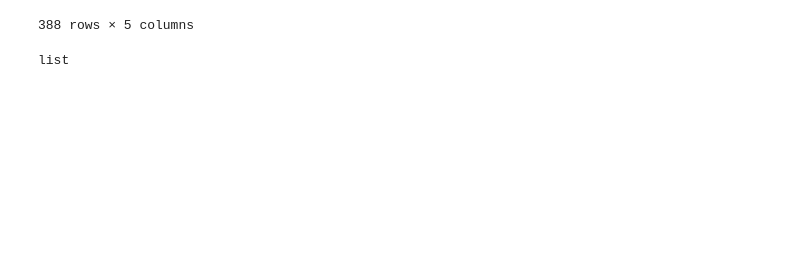
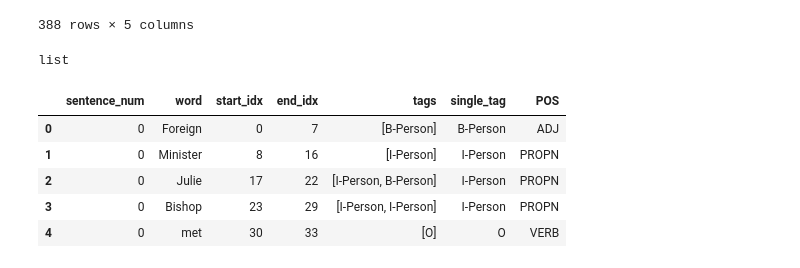
Before and after one commit to enyquist/RLNER, a Jupyter notebook: notebooks/prepare_data.ipynb, the cells around one changed output. Drawn from its saved outputs; the diff is of its cells as text; code cells hidden in the pictures; blank space fills up the shorter version.

```diff
--- a/notebooks/prepare_data.ipynb
+++ b/notebooks/prepare_data.ipynb
@@ -420,6 +410,26 @@ docs_df
 type(docs_df["tags"][0])
 # %% [output]
 list
+# %%
+import spacy
+
+nlp = spacy.load("en_core_web_lg")
+
+def add_pos_tag(x):
+    doc = nlp(x)
+    return [tok.pos_ for tok in doc][0]
+# %%
+docs_df["single_tag"] = docs_df["tags"].apply(lambda x: x[0])
+docs_df["POS"] = docs_df["word"].apply(add_pos_tag)
+# %%
+docs_df.head()
+# %% [output]
+|  | sentence_num | word | start_idx | end_idx | tags | single_tag | POS |
+| 0 | 0 | Foreign | 0 | 7 | [B-Person] | B-Person | ADJ |
+| 1 | 0 | Minister | 8 | 16 | [I-Person] | I-Person | PROPN |
+| 2 | 0 | Julie | 17 | 22 | [I-Person, B-Person] | I-Person | PROPN |
+| 3 | 0 | Bishop | 23 | 29 | [I-Person, I-Person] | I-Person | PROPN |
+| 4 | 0 | met | 30 | 33 | [O] | O | VERB |
 # %%
 from tqdm import tqdm
 
```
Also changed, not shown: parts of 3 cells of this notebook, 1 other file.
